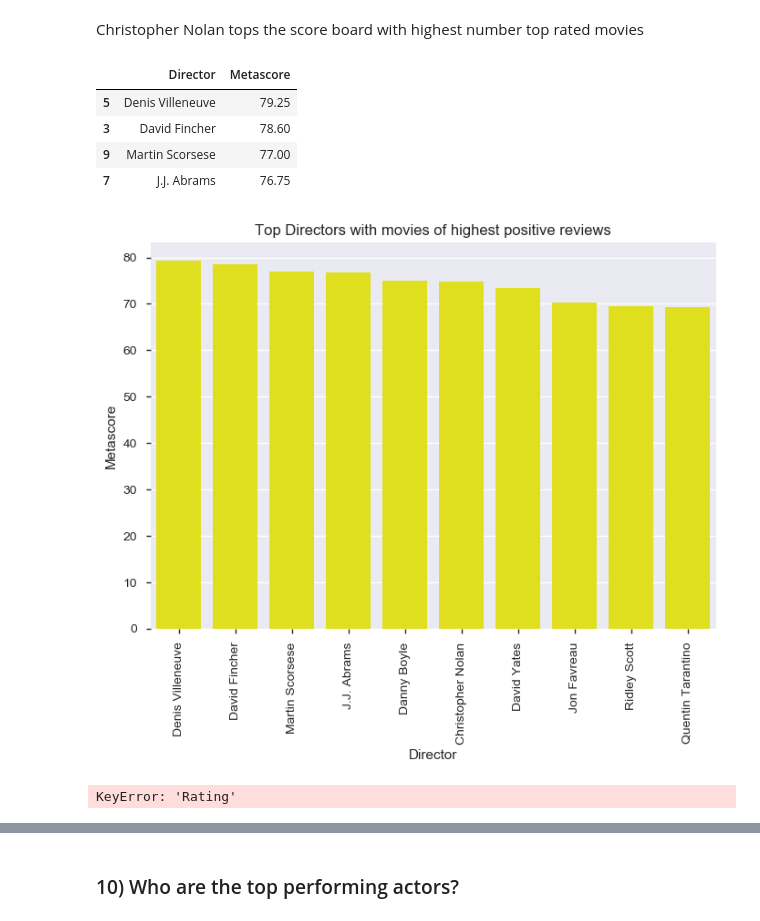
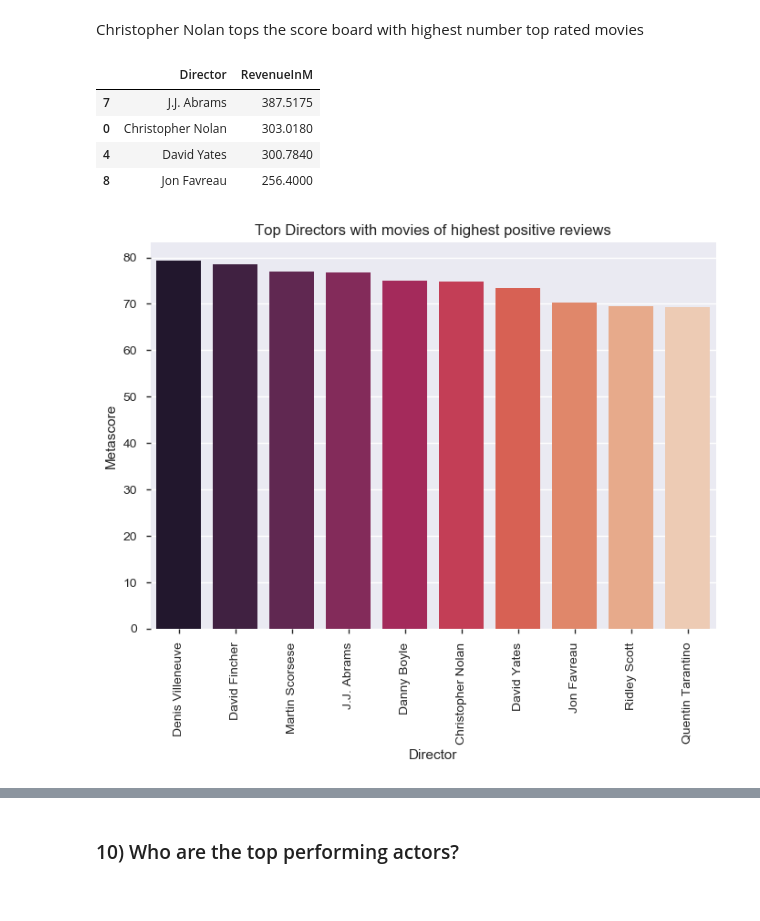
Before and after one commit to brahmishree/EDA_Datascience, a Jupyter notebook: MovieData.ipynb, the cells around one changed output, grey strips where cells are left out. Drawn from its saved outputs; the diff is of its cells as text; code cells hidden in the pictures.

```diff
--- a/MovieData.ipynb
+++ b/MovieData.ipynb
@@ -454,5 +455,6 @@ The dominance of drama as a genre is perhaps not surprising when we consider the
 ### 7) Which genre movies received highest positive reviews?
 # %%
 #df.nlargest(10, ['Weight'])
-(movies.groupby("PrimeGenre1").Metascore.sum()).sort_values()
+result=movies.groupby(["PrimeGenre1"])['Metascore'].aggregate(np.mean).reset_index().sort_values('Metascore', ascending=False)
+result.iloc[0:4,:]
 # %% [output]
@@ -476,8 +466,9 @@ Name: Metascore, dtype: float64
 # %%
 fig, ax =plt.subplots( figsize=(20,5))
 #genRating=((movies.groupby("PrimeGenre1").Metascore.sum()).sort_values(ascending=False)).plot.bar()
-genRating=sns.countplot(x="PrimeGenre1", data=movies, palette="ch:.25",order = movies['PrimeGenre1'].value_counts().index)
+#genRating=sns.countplot(x="PrimeGenre1", data=movies, palette="ch:.25",order = movies['PrimeGenre1'].value_counts().index)
+genRating=sns.barplot(x="PrimeGenre1",y="Metascore", data=result, palette="ch:.25")
 for item in genRating.get_xticklabels():
     item.set_rotation(30)
-plt.title('Count plot for Ratings received to each Genre')
+plt.title('Reviews and Genre')
 # %% [output]
@@ -531,10 +522,10 @@ Ridley Scott         4
 Name: Director, dtype: int64
 # %%
 fig, ax =plt.subplots(1,2, figsize=(20,5))
-sDV=sns.barplot(x="Director", y="Rating", data=good_dir.iloc[0:10,:], palette="summer",  ax=ax[0])
-sDR=sns.barplot(x="Director", y="RevenueInM", data=good_dir.iloc[0:10,:], palette="Blues",  ax=ax[1])
-sDV.title.set_text('Director and Votes')
-sDR.title.set_text('Director and Revenue')
+sDV=sns.barplot(x="Director", y="Rating", data=good_dir, palette="summer",  ax=ax[0])
+sDR=sns.barplot(x="Director", y="RevenueInM", data=good_dir, palette="Blues",  ax=ax[1])
+sDV.title.set_text('Top Directors with movies with highest avg Ratings')
+sDR.title.set_text('Top Directors with movies with highest avg Revenues')
 for item in sDV.get_xticklabels():
     item.set_rotation(90)
 for item in sDR.get_xticklabels():
@@ -566,11 +548,11 @@ for item in sDR.get_xticklabels():
 # %% [markdown]
 Christopher Nolan tops the score board with highest number top rated movies
 # %%
-result=good_dir.groupby(["Director"])['Metascore'].aggregate(np.mean).reset_index().sort_values('Metascore', ascending=False)
+result=good_dir.groupby(["Director"])['RevenueInM'].aggregate(np.mean).reset_index().sort_values('RevenueInM', ascending=False)
 result.iloc[0:4,:]
 # %% [output]
-|  | Director | Metascore |
-| 5 | Denis Villeneuve | 79.25 |
-| 3 | David Fincher | 78.60 |
-| 9 | Martin Scorsese | 77.00 |
-| 7 | J.J. Abrams | 76.75 |
+|  | Director | RevenueInM |
+| 7 | J.J. Abrams | 387.5175 |
+| 0 | Christopher Nolan | 303.0180 |
+| 4 | David Yates | 300.7840 |
+| 8 | Jon Favreau | 256.4000 |
@@ -577,12 +563,7 @@ result.iloc[0:4,:]
 # %%
-sDR=sns.barplot(x="Director", y="Metascore", data=result.iloc[0:10,:] , color="Yellow")
+sDR=sns.barplot(x="Director", y="Metascore", data=result.iloc[0:10,:] ,palette="rocket")
 plt.title("Top Directors with movies of highest positive reviews")
 for item in sDR.get_xticklabels():
     item.set_rotation(90)
 # %% [output]
-[figure, old version]
+[figure, new version]
-# %%
-result=good_dir.groupby(["Director"])['RevenueInM'].aggregate(np.median).reset_index().sort_values('Rating', ascending=False)
-result.iloc[0:4,:]
-# %% [output]
-KeyError: 'Rating'
```
Also changed, not shown: parts of 39 cells of this notebook, 2 other files.
